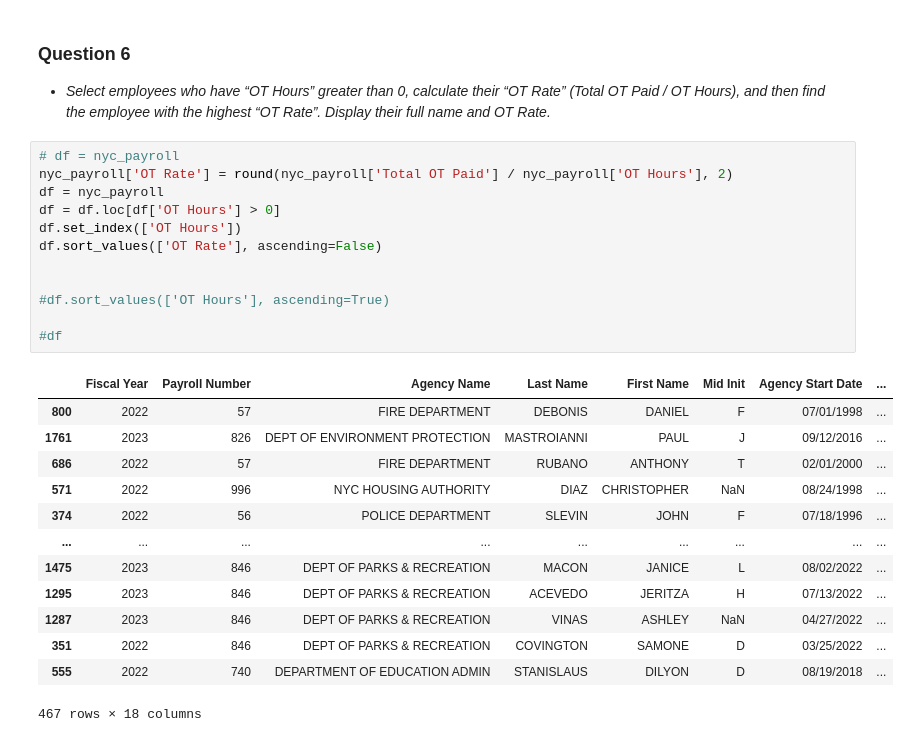
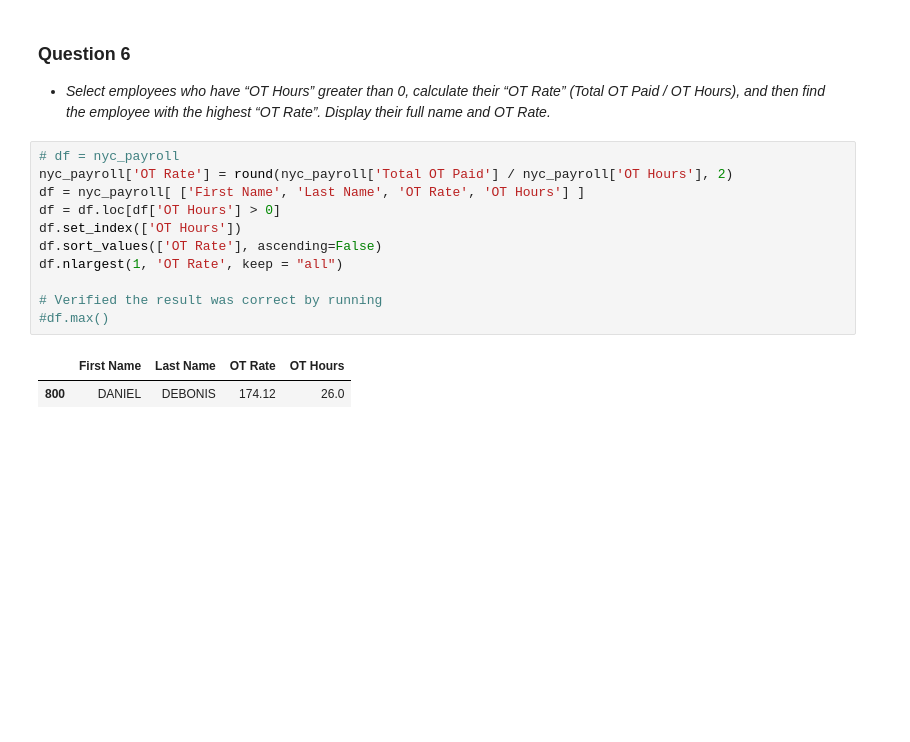
Before and after one commit to brianstoner/Data-Prep-and-Mgmt, a Jupyter notebook: danl_m1_hw3_Stoner_Brian.ipynb, the cells around one changed output. Saved outputs shown, nothing was run; the diff lists cells and outputs as text; blank space fills up the shorter version.

```diff
--- a/danl_m1_hw3_Stoner_Brian.ipynb
+++ b/danl_m1_hw3_Stoner_Brian.ipynb
@@ -124,26 +124,14 @@ df.loc[ "JOHN" ]
 # %%
 # df = nyc_payroll
 nyc_payroll['OT Rate'] = round(nyc_payroll['Total OT Paid'] / nyc_payroll['OT Hours'], 2)
-df = nyc_payroll
+df = nyc_payroll[ ['First Name', 'Last Name', 'OT Rate', 'OT Hours'] ]
 df = df.loc[df['OT Hours'] > 0]
 df.set_index(['OT Hours'])
 df.sort_values(['OT Rate'], ascending=False)
+df.nlargest(1, 'OT Rate', keep = "all")
 
-
-#df.sort_values(['OT Hours'], ascending=True)
-
-#df
+# Verified the result was correct by running
+#df.max()
 # %% [output]
-|  | Fiscal Year | Payroll Number | Agency Name | Last Name | First Name | Mid Init | Agency Start Date | ... |
-| 800 | 2022 | 57 | FIRE DEPARTMENT | DEBONIS | DANIEL | F | 07/01/1998 | ... |
-| 1761 | 2023 | 826 | DEPT OF ENVIRONMENT PROTECTION | MASTROIANNI | PAUL | J | 09/12/2016 | ... |
-| 686 | 2022 | 57 | FIRE DEPARTMENT | RUBANO | ANTHONY | T | 02/01/2000 | ... |
-| 571 | 2022 | 996 | NYC HOUSING AUTHORITY | DIAZ | CHRISTOPHER | NaN | 08/24/1998 | ... |
-| 374 | 2022 | 56 | POLICE DEPARTMENT | SLEVIN | JOHN | F | 07/18/1996 | ... |
-| ... | ... | ... | ... | ... | ... | ... | ... | ... |
-| 1475 | 2023 | 846 | DEPT OF PARKS & RECREATION | MACON | JANICE | L | 08/02/2022 | ... |
-| 1295 | 2023 | 846 | DEPT OF PARKS & RECREATION | ACEVEDO | JERITZA | H | 07/13/2022 | ... |
-| 1287 | 2023 | 846 | DEPT OF PARKS & RECREATION | VINAS | ASHLEY | NaN | 04/27/2022 | ... |
-| 351 | 2022 | 846 | DEPT OF PARKS & RECREATION | COVINGTON | SAMONE | D | 03/25/2022 | ... |
-| 555 | 2022 | 740 | DEPARTMENT OF EDUCATION ADMIN | STANISLAUS | DILYON | D | 08/19/2018 | ... |
+|  | First Name | Last Name | OT Rate | OT Hours |
+| 800 | DANIEL | DEBONIS | 174.12 | 26.0 |
-467 rows × 18 columns
```
